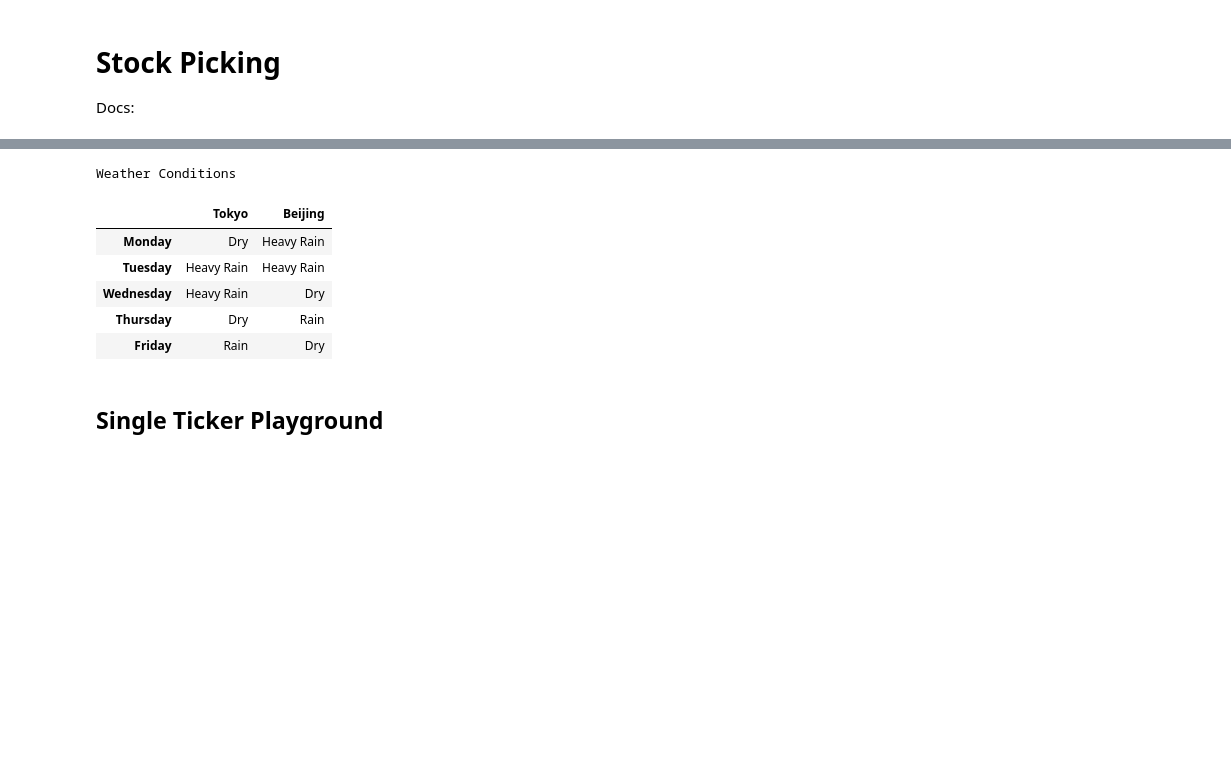
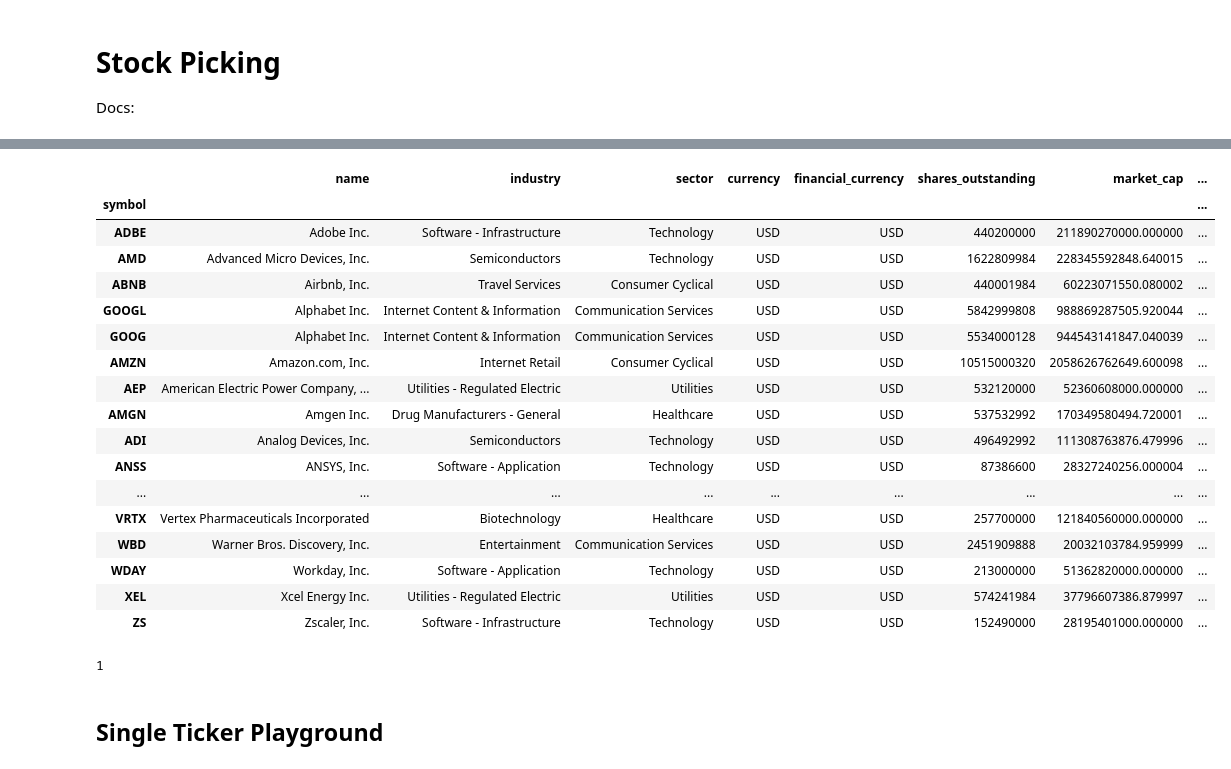
Before and after one commit to jlchereau/finance, a Jupyter notebook: src/2_stock_picking.ipynb, the cells around one changed output, grey strips where cells are left out. Saved outputs shown, nothing was run; the diff lists cells and outputs as text; code cells hidden in the pictures; blank space fills up the shorter version.

```diff
--- a/src/2_stock_picking.ipynb
+++ b/src/2_stock_picking.ipynb
@@ -96,31 +54,50 @@ df.tail()
-# %%
-weather_df = pd.DataFrame(np.random.rand(10,2)*5,
-                          index=pd.date_range(start="2021-01-01", periods=10),
-                          columns=["Tokyo", "Beijing"])
-
-def rain_condition(v):
-    if v < 1.75:
-        return "Dry"
-    elif v < 2.75:
-        return "Rain"
-    return "Heavy Rain"
-
-def make_pretty(styler):
-    styler.set_caption("Weather Conditions")
-    styler.format(rain_condition)
-    styler.format_index(lambda v: v.strftime("%A"))
-    styler.background_gradient(axis=None, vmin=1, vmax=5, cmap="YlGnBu")
-    return styler
-
-weather_df.loc["2021-01-04":"2021-01-08"].style.pipe(make_pretty)
-# %% [output]
-Weather Conditions
-|  | Tokyo | Beijing |
-| Monday | Dry | Heavy Rain |
-| Tuesday | Heavy Rain | Heavy Rain |
-| Wednesday | Heavy Rain | Dry |
-| Thursday | Dry | Rain |
-| Friday | Rain | Dry |
+# %%
+def make_pretty(styler):
+    def highlight_forward_pe(val):
+        return 'color: white; background-color: green' if isinstance(val, float) and val <= 20 else ''
+
+    def highlight_quick_ratio(val):
+        return 'color: white; background-color: green' if isinstance(val, float) and val >= 1 and val <= 2 else ''
+
+    def highlight_debt_to_equity(val):
+        return 'color: white; background-color: green' if isinstance(val, float) and val >= 0.5 and val <= 1 else ''
+
+    def highlight_return_on_equity(val):
+        return 'color: white; background-color: green' if isinstance(val, float) and val >= 0.15 else ''
+
+    # Apply styles
+    styler = styler.applymap(highlight_forward_pe, subset=['forward_pe'])
+    styler = styler.applymap(highlight_quick_ratio, subset=['quick_ratio'])
+    styler = styler.applymap(highlight_debt_to_equity, subset=['debt_to_equity'])
+    styler = styler.applymap(highlight_return_on_equity, subset=['return_on_equity'])
+
+    return styler
+
+df.style.pipe(make_pretty)
+# %% [output]
+|  | name | industry | sector | currency | financial_currency | shares_outstanding | market_cap | ... |
+| symbol |  |  |  |  |  |  |  | ... |
+| ADBE | Adobe Inc. | Software - Infrastructure | Technology | USD | USD | 440200000 | 211890270000.000000 | ... |
+| AMD | Advanced Micro Devices, Inc. | Semiconductors | Technology | USD | USD | 1622809984 | 228345592848.640015 | ... |
+| ABNB | Airbnb, Inc. | Travel Services | Consumer Cyclical | USD | USD | 440001984 | 60223071550.080002 | ... |
+| GOOGL | Alphabet Inc. | Internet Content & Information | Communication Services | USD | USD | 5842999808 | 988869287505.920044 | ... |
+| GOOG | Alphabet Inc. | Internet Content & Information | Communication Services | USD | USD | 5534000128 | 944543141847.040039 | ... |
+| AMZN | Amazon.com, Inc. | Internet Retail | Consumer Cyclical | USD | USD | 10515000320 | 2058626762649.600098 | ... |
+| AEP | American Electric Power Company, ... | Utilities - Regulated Electric | Utilities | USD | USD | 532120000 | 52360608000.000000 | ... |
+| AMGN | Amgen Inc. | Drug Manufacturers - General | Healthcare | USD | USD | 537532992 | 170349580494.720001 | ... |
+| ADI | Analog Devices, Inc. | Semiconductors | Technology | USD | USD | 496492992 | 111308763876.479996 | ... |
+| ANSS | ANSYS, Inc. | Software - Application | Technology | USD | USD | 87386600 | 28327240256.000004 | ... |
+| ... | ... | ... | ... | ... | ... | ... | ... | ... |
+| VRTX | Vertex Pharmaceuticals Incorporated | Biotechnology | Healthcare | USD | USD | 257700000 | 121840560000.000000 | ... |
+| WBD | Warner Bros. Discovery, Inc. | Entertainment | Communication Services | USD | USD | 2451909888 | 20032103784.959999 | ... |
+| WDAY | Workday, Inc. | Software - Application | Technology | USD | USD | 213000000 | 51362820000.000000 | ... |
+| XEL | Xcel Energy Inc. | Utilities - Regulated Electric | Utilities | USD | USD | 574241984 | 37796607386.879997 | ... |
+| ZS | Zscaler, Inc. | Software - Infrastructure | Technology | USD | USD | 152490000 | 28195401000.000000 | ... |
+# %%
+L = (1, 2, None)
+min((x for x in L if x is not None))
+# %% [output]
+1
 # %% [markdown]
 ## Single Ticker Playground
 # %%
```
Also changed, not shown: parts of 16 cells of this notebook, 8 other files.
